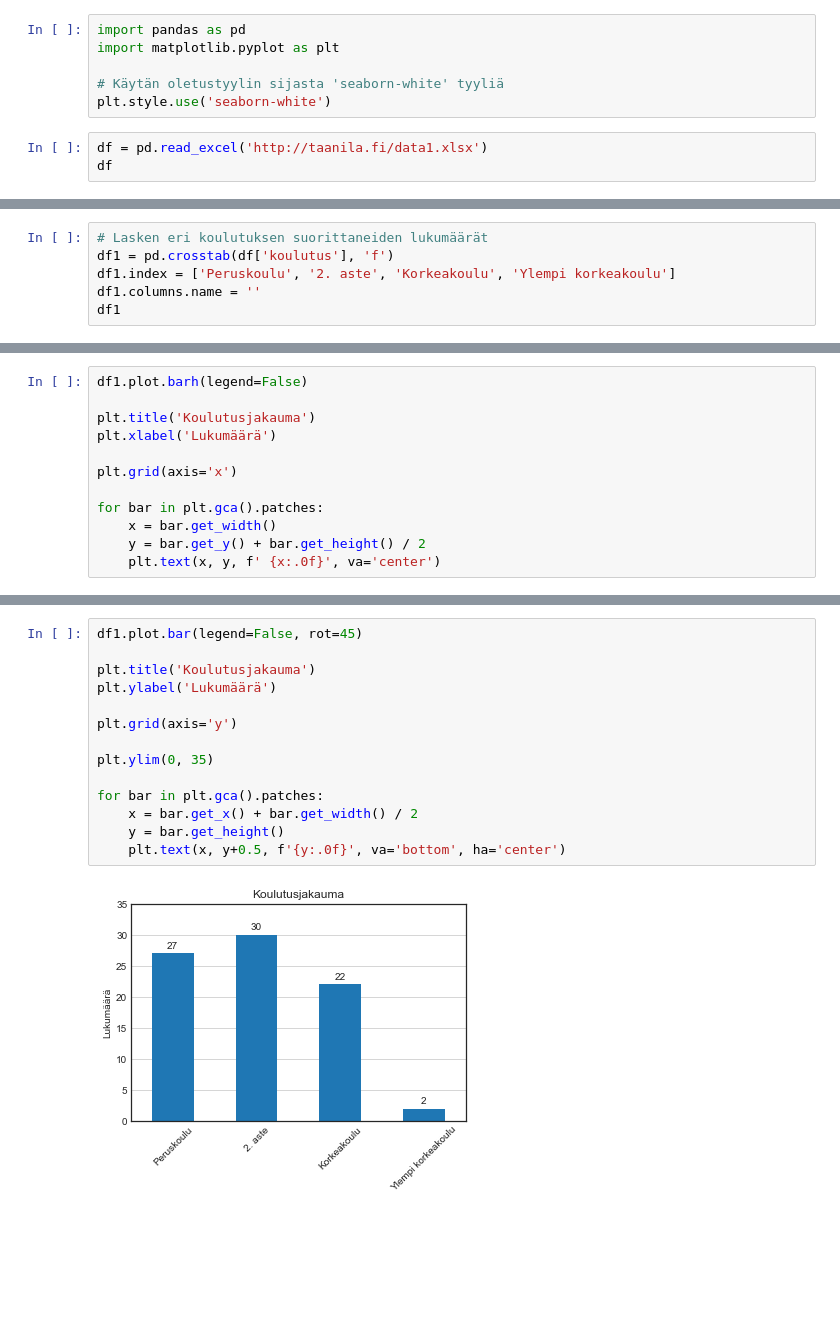
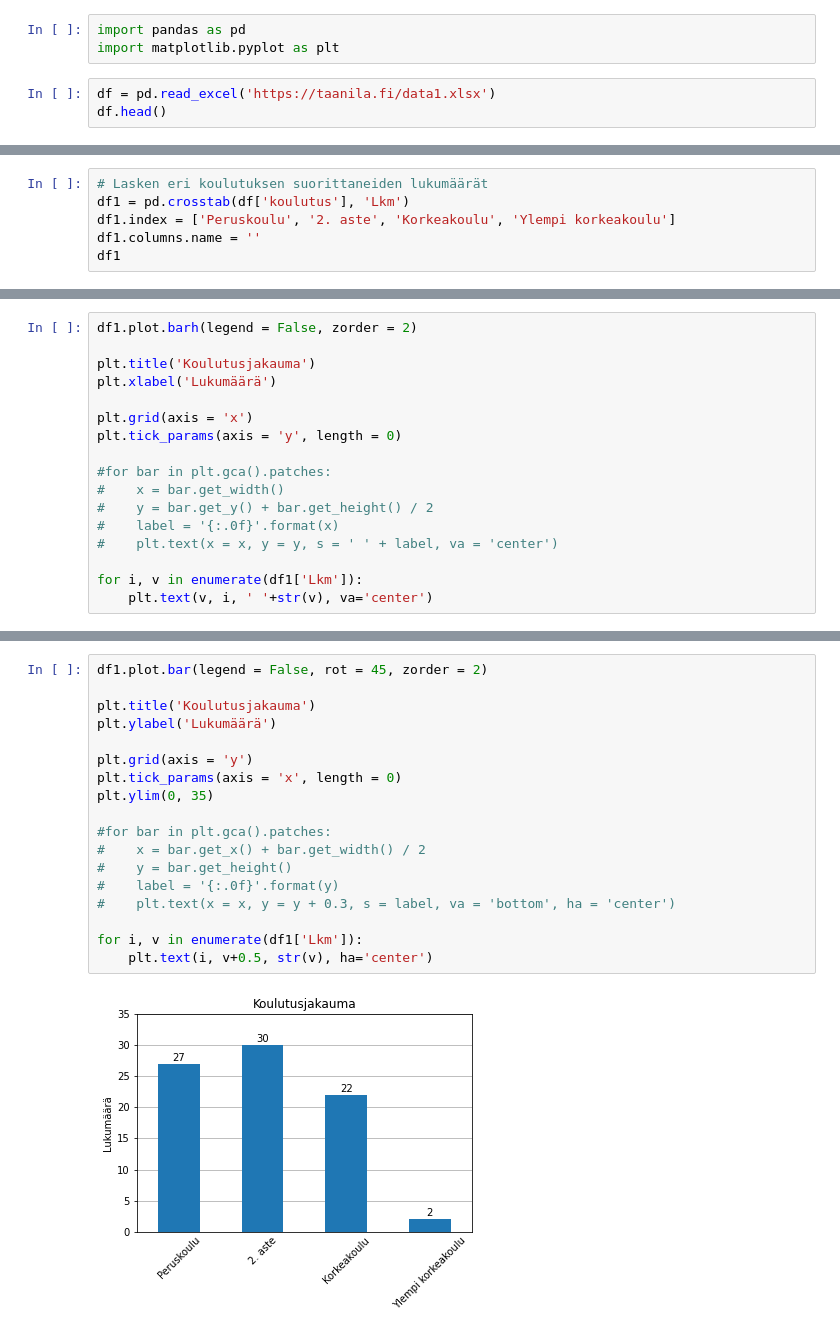
Before and after one commit to taanila/kaaviot, a Jupyter notebook: matplotlib1.ipynb, the cells around one changed output, grey strips where cells are left out. Drawn from its saved outputs; the diff is of its cells as text; blank space fills up the shorter version.

```diff
--- a/matplotlib1.ipynb
+++ b/matplotlib1.ipynb
@@ -17,12 +15,9 @@ Sopivan tyylin valinnalla voit vähentää grafiikan muokkaukseen tarvittavien k
 # %%
 import pandas as pd
 import matplotlib.pyplot as plt
-
-# Käytän oletustyylin sijasta 'seaborn-white' tyyliä
-plt.style.use('seaborn-white')
 # %%
-df = pd.read_excel('http://taanila.fi/data1.xlsx')
-df
+df = pd.read_excel('https://taanila.fi/data1.xlsx')
+df.head()
 # %% [output]
 |  | nro | sukup | ikä | perhe | koulutus | palveluv | palkka | johto | työtov | työymp | palkkat | ... |
 | 0 | 1 | 1 | 38 | 1 | 1.0 | 22.0 | 3587 | 3 | 3.0 | 3 | 3 | ... |
@@ -40,6 +28,6 @@ df
 # %%
 # Lasken eri koulutuksen suorittaneiden lukumäärät
-df1 = pd.crosstab(df['koulutus'], 'f')
+df1 = pd.crosstab(df['koulutus'], 'Lkm')
 df1.index = ['Peruskoulu', '2. aste', 'Korkeakoulu', 'Ylempi korkeakoulu']
 df1.columns.name = ''
 df1
@@ -91,13 +86,18 @@ Lisään pylväiden pituuksia vastaavat lukumäärät pylväiden viereen:
 # %%
-df1.plot.barh(legend=False)
+df1.plot.barh(legend = False, zorder = 2)
 
 plt.title('Koulutusjakauma')
 plt.xlabel('Lukumäärä')
 
-plt.grid(axis='x')
+plt.grid(axis = 'x')
+plt.tick_params(axis = 'y', length = 0)
 
-for bar in plt.gca().patches:
-    x = bar.get_width()
-    y = bar.get_y() + bar.get_height() / 2
-    plt.text(x, y, f' {x:.0f}', va='center')
+#for bar in plt.gca().patches:
+#    x = bar.get_width()
+#    y = bar.get_y() + bar.get_height() / 2
+#    label = '{:.0f}'.format(x)
+#    plt.text(x = x, y = y, s = ' ' + label, va = 'center')
+
+for i, v in enumerate(df1['Lkm']):
+    plt.text(v, i, ' '+str(v), va='center')
 # %% [output]
@@ -114,17 +117,21 @@ Pienin muutoksin voin toteuttaa edellisen pystypylväskaaviona.
 # %%
-df1.plot.bar(legend=False, rot=45)
+df1.plot.bar(legend = False, rot = 45, zorder = 2)
 
 plt.title('Koulutusjakauma')
 plt.ylabel('Lukumäärä')
 
-plt.grid(axis='y')
-
+plt.grid(axis = 'y')
+plt.tick_params(axis = 'x', length = 0)
 plt.ylim(0, 35)
 
-for bar in plt.gca().patches:
-    x = bar.get_x() + bar.get_width() / 2
-    y = bar.get_height()
-    plt.text(x, y+0.5, f'{y:.0f}', va='bottom', ha='center')
+#for bar in plt.gca().patches:
+#    x = bar.get_x() + bar.get_width() / 2
+#    y = bar.get_height()
+#    label = '{:.0f}'.format(y)
+#    plt.text(x = x, y = y + 0.3, s = label, va = 'bottom', ha = 'center')
+
+for i, v in enumerate(df1['Lkm']):
+    plt.text(i, v+0.5, str(v), ha='center')
 # %% [output]
-[figure, old version]
+[figure, new version]
 # %% [markdown]
```
Also changed, not shown: parts of 18 cells of this notebook.
